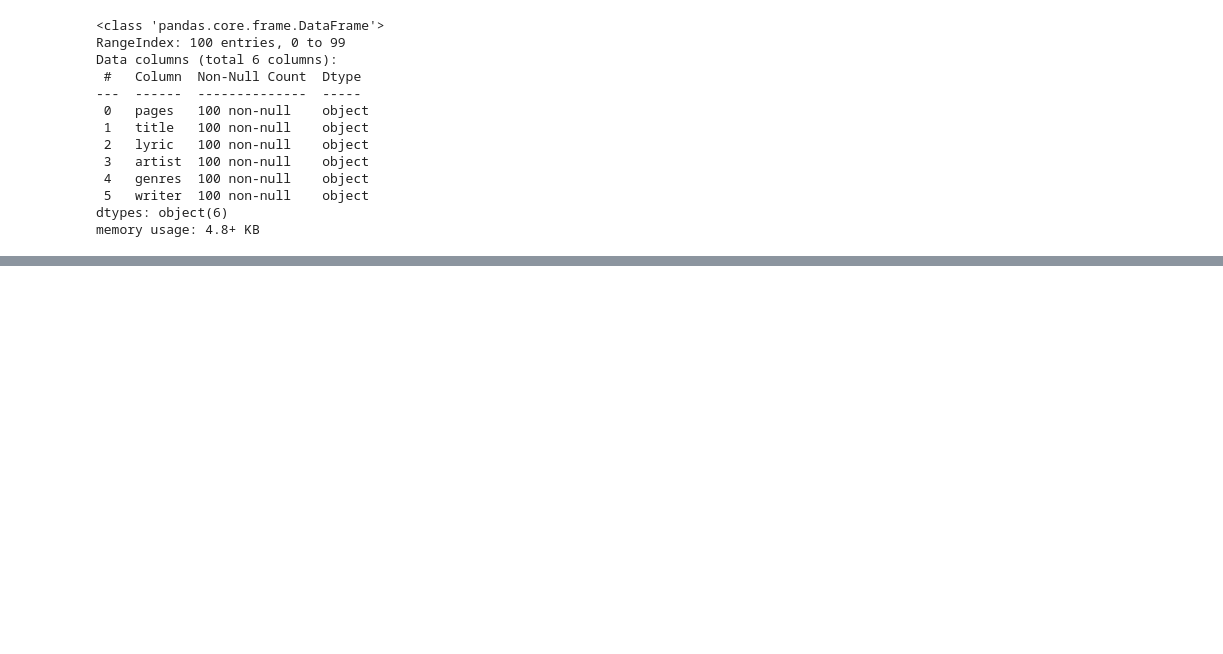
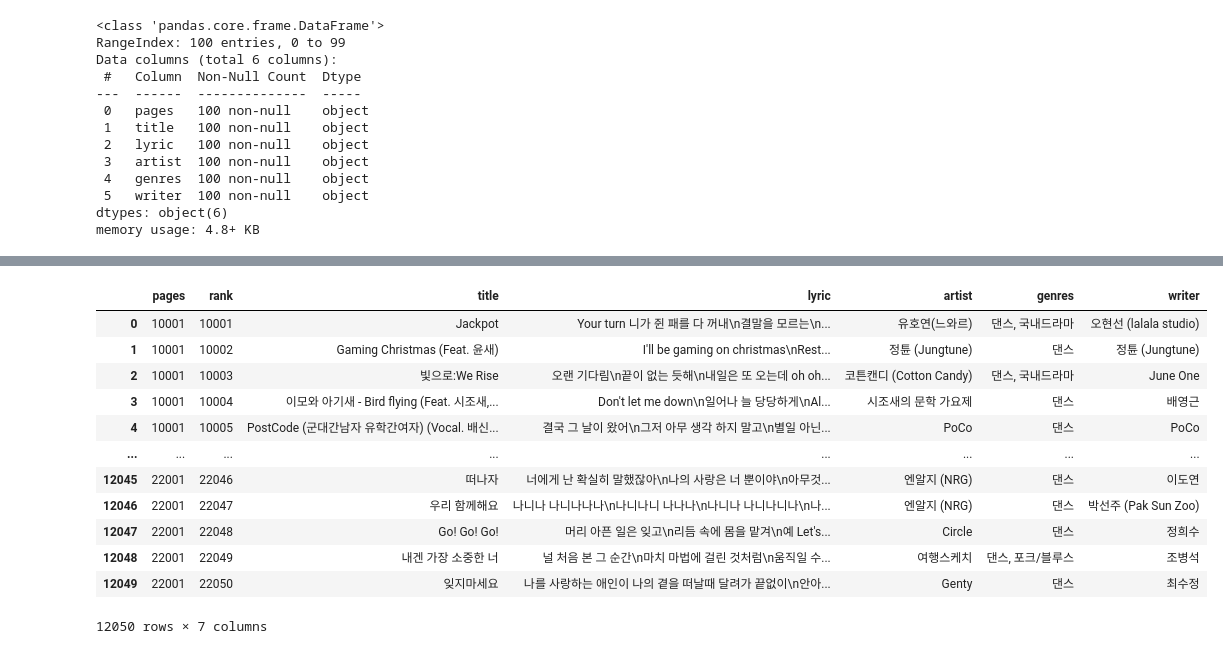
Before and after one commit to Hongbi-Kim/Writing_lyrics, a Jupyter notebook: melon_크롤링-Copy1.ipynb, the cells around one changed output, grey strips where cells are left out. Cells and saved outputs as stored; diff of their text form; code cells hidden in the pictures; blank space fills up the shorter version.

```diff
--- a/melon_크롤링-Copy1.ipynb
+++ b/melon_크롤링-Copy1.ipynb
@@ -172,0 +184,23 @@ data1.head(1251)
+# %%
+data1 = pd.read_pickle('dance_dup.pkl')
+cdf
+c1df = pd.concat([data1, cdf],ignore_index=True)
+#df = df.drop_duplicates()
+#c1df.to_pickle('dance_10001-22050.pkl', protocol = 4)
+# %%
+c1df = c1df.sort_values(['rank'], ascending=True, ignore_index=True)
+c1df
+# %% [output]
+|  | pages | rank | title | lyric | artist | genres | writer |
+| 0 | 10001 | 10001 | Jackpot | Your turn 니가 쥔 패를 다 꺼내\n결말을 모르는\n... | 유호연(느와르) | 댄스, 국내드라마 | 오현선 (lalala studio) |
+| 1 | 10001 | 10002 | Gaming Christmas (Feat. 윤새) | I'll be gaming on christmas\nRest... | 정튠 (Jungtune) | 댄스 | 정튠 (Jungtune) |
+| 2 | 10001 | 10003 | 빛으로:We Rise | 오랜 기다림\n끝이 없는 듯해\n내일은 또 오는데 oh oh... | 코튼캔디 (Cotton Candy) | 댄스, 국내드라마 | June One |
+| 3 | 10001 | 10004 | 이모와 아기새 - Bird flying (Feat. 시조새,... | Don't let me down\n일어나 늘 당당하게\nAl... | 시조새의 문학 가요제 | 댄스 | 배영근 |
+| 4 | 10001 | 10005 | PostCode (군대간남자 유학간여자) (Vocal. 배신... | 결국 그 날이 왔어\n그저 아무 생각 하지 말고\n별일 아닌... | PoCo | 댄스 | PoCo |
+| ... | ... | ... | ... | ... | ... | ... | ... |
+| 12045 | 22001 | 22046 | 떠나자 | 너에게 난 확실히 말했잖아\n나의 사랑은 너 뿐이야\n아무것... | 엔알지 (NRG) | 댄스 | 이도연 |
+| 12046 | 22001 | 22047 | 우리 함께해요 | 나니나 나니나나나\n나니나니 나나나\n나니나 나니나니나\n나... | 엔알지 (NRG) | 댄스 | 박선주 (Pak Sun Zoo) |
+| 12047 | 22001 | 22048 | Go! Go! Go! | 머리 아픈 일은 잊고\n리듬 속에 몸을 맡겨\n예 Let's... | Circle | 댄스 | 정희수 |
+| 12048 | 22001 | 22049 | 내겐 가장 소중한 너 | 널 처음 본 그 순간\n마치 마법에 걸린 것처럼\n움직일 수... | 여행스케치 | 댄스, 포크/블루스 | 조병석 |
+| 12049 | 22001 | 22050 | 잊지마세요 | 나를 사랑하는 애인이 나의 곁을 떠날때 달려가 끝없이\n안아... | Genty | 댄스 | 최수정 |
+12050 rows × 7 columns
```
Also changed, not shown: parts of 13 cells of this notebook, 2 other files.
